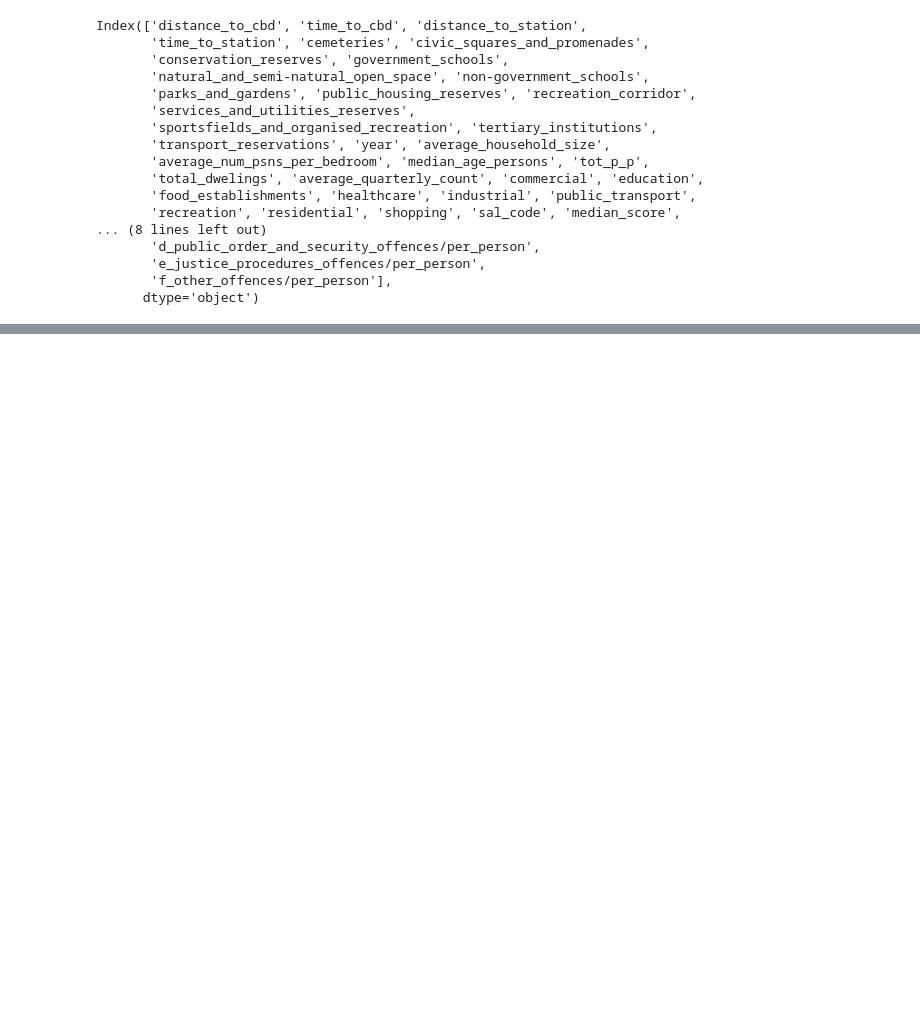
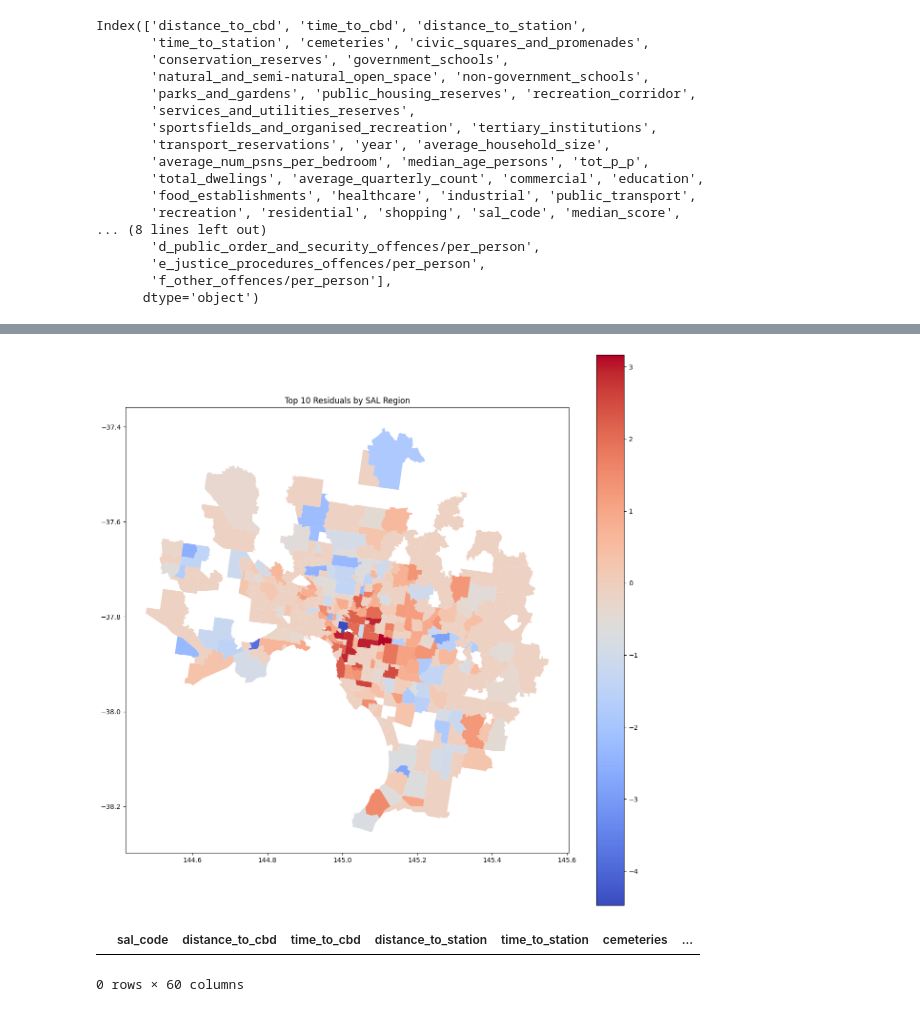
Before and after one commit to MAST30034-AppliedDataScience/project-2-group-real-estate-industry-project-8, a Jupyter notebook: models/liveability.ipynb, the cells around one changed output, grey strips where cells are left out. Drawn from its saved outputs; the diff is of its cells as text; code cells hidden in the pictures; blank space fills up the shorter version.

```diff
--- a/models/liveability.ipynb
+++ b/models/liveability.ipynb
@@ -75,0 +139,12 @@ Name: sal_code, Length: 100, dtype: int64
+# %%
+from sklearn.preprocessing import StandardScaler
+
+# standardise the data
+# Exclude 'sal_code' from standardization
+columns_to_standardize = [col for col in suburbs.columns if col != 'sal_code']
+
+# Initialize the StandardScaler
+scaler = StandardScaler()
+
+# Standardize the data
+suburbs[columns_to_standardize] = scaler.fit_transform(suburbs[columns_to_standardize])
@@ -125,0 +280,15 @@ Name: SAL_NAME21, Length: 100, dtype: object
+# %%
+
+
+# graph top 10 residuals
+fig, ax = plt.subplots(figsize=(15, 15))
+suburbs.plot(column='median_score', ax=ax, legend=True, cmap='coolwarm')
+plt.title('Top 10 Residuals by SAL Region')
+plt.show()
+# %% [output]
+[figure, added]
+# %%
+top_ten[top_ten['SAL_NAME21'] == 'Croydon (Vic.)']
+# %% [output]
+|  | sal_code | distance_to_cbd | time_to_cbd | distance_to_station | time_to_station | cemeteries | ... |
+0 rows × 60 columns
```
Also changed, not shown: parts of 10 cells of this notebook, 1 other file.
